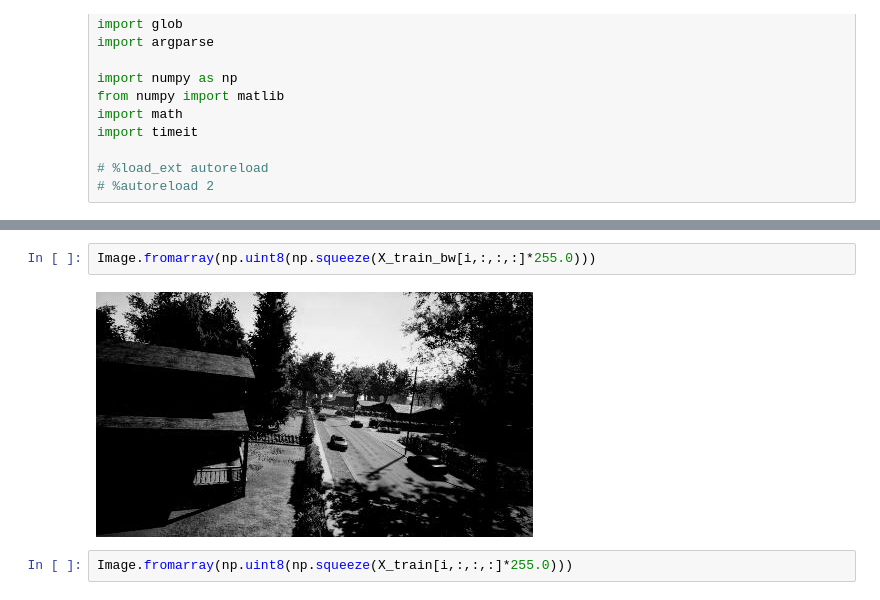
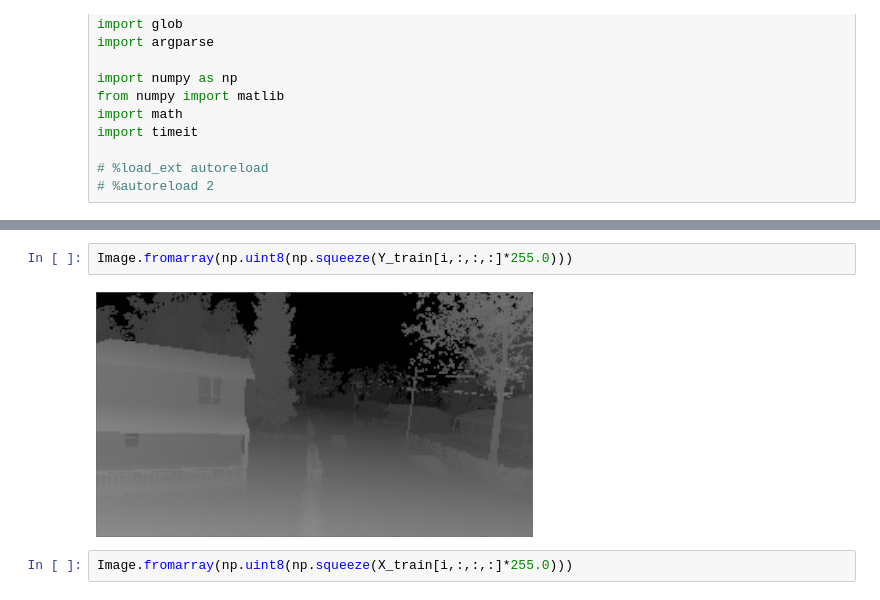
Before and after one commit to jmern3250/misc, a Jupyter notebook: depth/AirSim/e2_Image_test.ipynb, the cells around one changed output, grey strips where cells are left out. Drawn from its saved outputs; the diff is of its cells as text.

Commit message:
pre_train

```diff
--- a/depth/AirSim/e2_Image_test.ipynb
+++ b/depth/AirSim/e2_Image_test.ipynb
@@ -73,7 +70,7 @@ Image.fromarray(np.uint8(np.squeeze(IMG*255.0)))
 # %%
-Image.fromarray(np.uint8(np.squeeze(X_train_bw[i,:,:,:]*255.0)))
+Image.fromarray(np.uint8(np.squeeze(Y_train[i,:,:,:]*255.0)))
 # %% [output]
-[figure, old version]
+[figure, new version]
 # %%
 Image.fromarray(np.uint8(np.squeeze(X_train[i,:,:,:]*255.0)))
 # %% [output]
```
Also changed, not shown: parts of 4 cells of this notebook, 1 other file.
